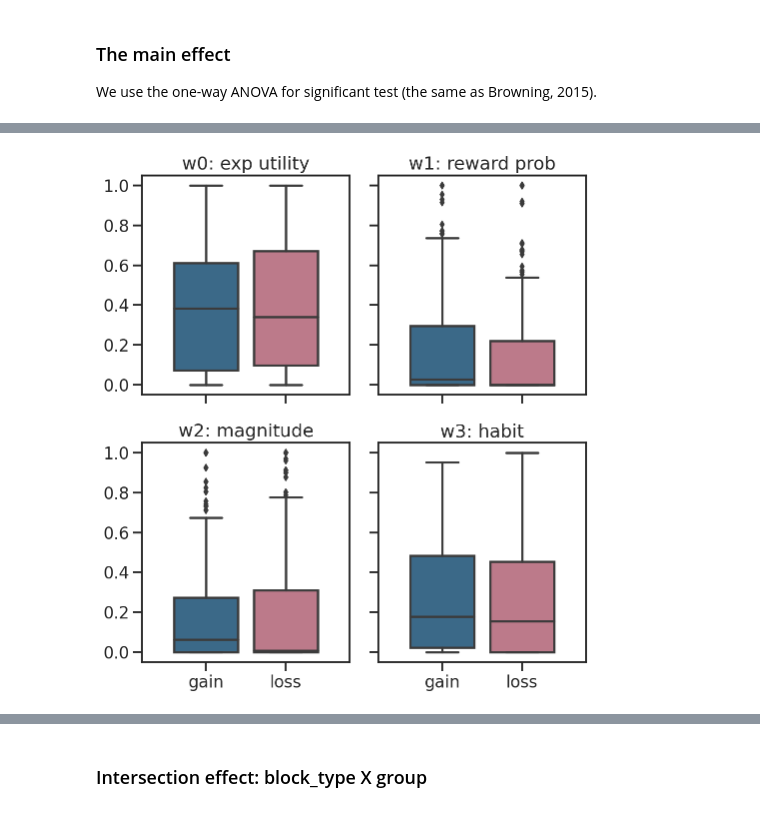
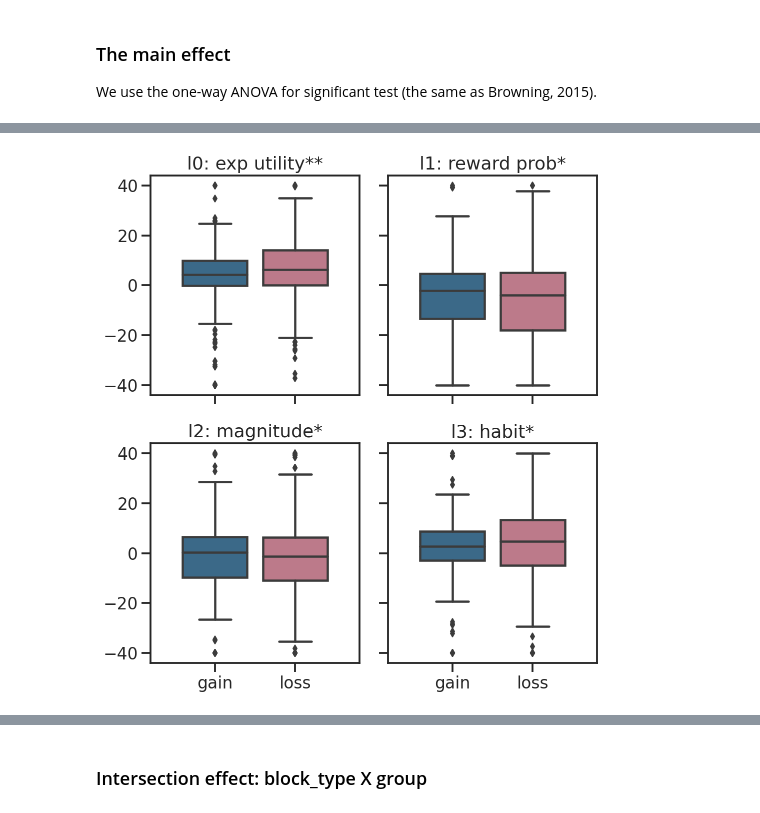
Before and after one commit to fangzefunny/vol-stab, a Jupyter notebook: notes/N5_analyze mix model.ipynb, the cells around one changed output, grey strips where cells are left out. Cells and saved outputs as stored; diff of their text form; code cells hidden in the pictures.

```diff
--- a/notes/N5_analyze mix model.ipynb
+++ b/notes/N5_analyze mix model.ipynb
@@ -58,7 +58,7 @@ agent = 'mix_pol'
 gain_data = pd.read_csv(f'../simulations/{agent}/sim_gain_data-idx0.csv')
 loss_data = pd.read_csv(f'../simulations/{agent}/sim_loss_data-idx0.csv')
 # %%
-def get_pivot(gain_data, loss_data, features=['rew', 'match', 'alpha', 'w0', 'w1', 'w2', 'w3']):
+def get_pivot(gain_data, loss_data, features=['rew', 'match', 'alpha', 'l0', 'l1', 'l2', 'l3']):
     ## get the gin and loss data
     gain_data_PAT = gain_data.query('group!="HC"')
     gain_data_HC  = gain_data.query('group=="HC"')
@@ -155,5 +155,5 @@ for_analyze.head()
 # %%
-tar = ['w0', 'w1', 'w2', 'w3']
+tar = ['l0', 'l1', 'l2', 'l3']
 nr, nc = 2, 2
 fix, axs = plt.subplots(nr, nc, figsize=(nc*5, nr*4), sharey=True, sharex=True)
 for i in range(nr):
@@ -300,24 +300,25 @@ w3: f=6.0326, p<.5:True, p<.01:False
 # %%
 ## Gain v.s. Loss
-tar = ['w0', 'w1', 'w2', 'w3']
+tar = ['l0', 'l1', 'l2', 'l3']
+notes = ['exp utility**', 'reward prob*', 'magnitude*', 'habit*']
 nr, nc = 2, 2
 fig, axs = plt.subplots(nr, nc, figsize=(nc*3.7, nr*4), sharey=True, sharex=True)
 for i in range(nr):
     for j in range(nc):
         ax  = axs[i, j]
         idx = i*nc + j
         sns.boxplot(x='feedback_type', y=f'{tar[idx]}', data=for_analyze,
                         palette=viz.Palette, ax=ax)
         ax.set_xlim([-.8, 1.8])
         ax.set_ylabel('')
         ax.set_xlabel('')
         ax.set_title(f'{tar[idx]}: {notes[idx]}')
         # if idx == 1: ax.legend(bbox_to_anchor=(1.4, 0), loc='lower right')
         # else: ax.get_legend().remove()
 
 plt.tight_layout()
 # %% [output]
-[figure, old version]
+[figure, new version]
 # %%
 sig_test('feedback_type=="gain"', 'feedback_type=="loss"')
 # %% [output]
```
Also changed, not shown: parts of 14 cells of this notebook.
